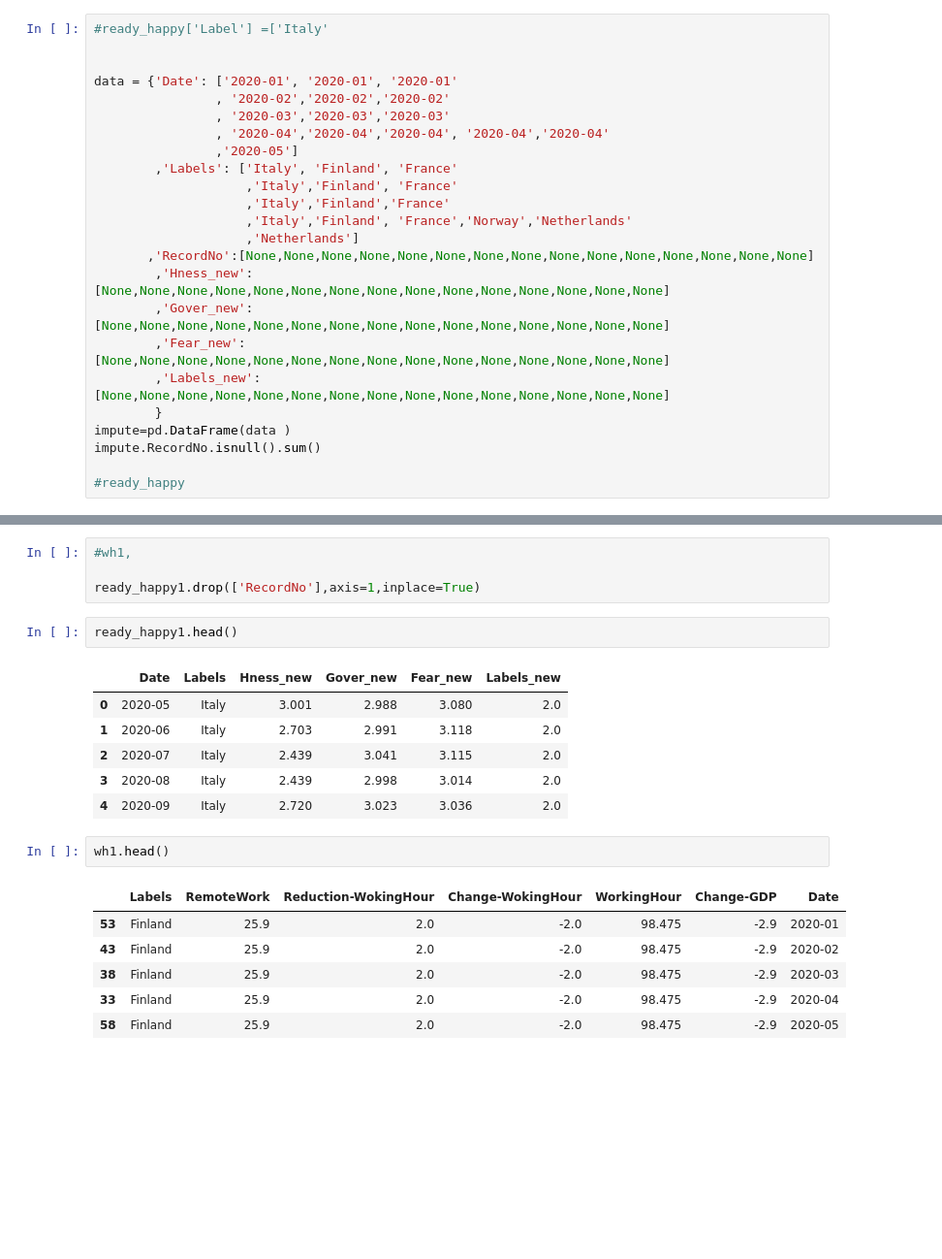
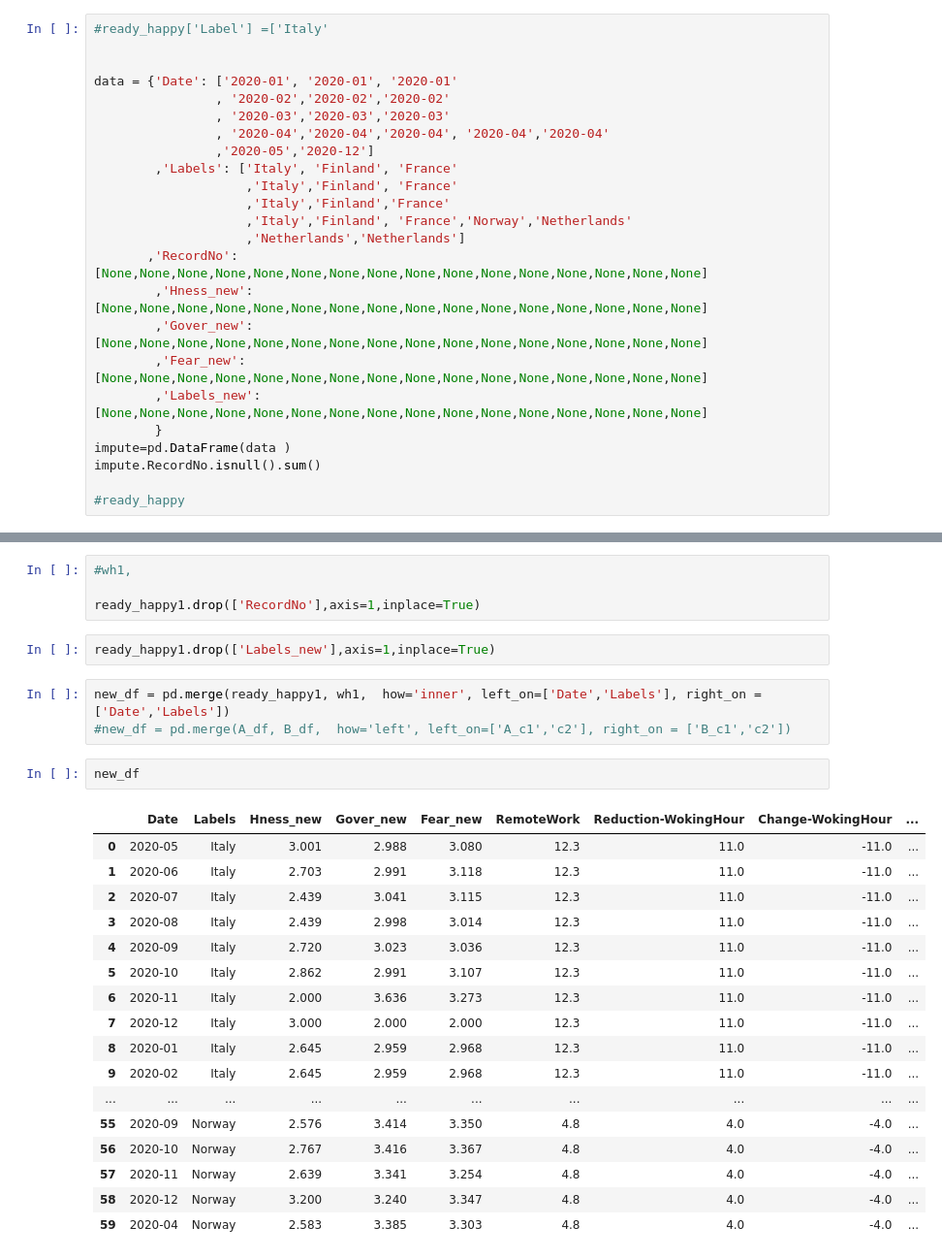
Before and after one commit to thiyagi9/PythonPractises, a Jupyter notebook: Copy_of_Data_Story.ipynb, the cells around one changed output, grey strips where cells are left out. Shown: that part at 97% size. Drawn from its saved outputs; the diff is of its cells as text; blank space fills up the shorter version.

```diff
--- a/Copy_of_Data_Story.ipynb
+++ b/Copy_of_Data_Story.ipynb
@@ -316,17 +316,17 @@ data = {'Date': ['2020-01', '2020-01', '2020-01'
                 , '2020-02','2020-02','2020-02'
                 , '2020-03','2020-03','2020-03'
                 , '2020-04','2020-04','2020-04', '2020-04','2020-04'
-                ,'2020-05']
+                ,'2020-05','2020-12']
         ,'Labels': ['Italy', 'Finland', 'France'
                     ,'Italy','Finland', 'France'
                     ,'Italy','Finland','France'
                     ,'Italy','Finland', 'France','Norway','Netherlands'
-                    ,'Netherlands']
-       ,'RecordNo':[None,None,None,None,None,None,None,None,None,None,None,None,None,None,None]
-        ,'Hness_new':[None,None,None,None,None,None,None,None,None,None,None,None,None,None,None]
-        ,'Gover_new':[None,None,None,None,None,None,None,None,None,None,None,None,None,None,None]
-        ,'Fear_new':[None,None,None,None,None,None,None,None,None,None,None,None,None,None,None]
-        ,'Labels_new':[None,None,None,None,None,None,None,None,None,None,None,None,None,None,None]
+                    ,'Netherlands','Netherlands']
+       ,'RecordNo':[None,None,None,None,None,None,None,None,None,None,None,None,None,None,None,None]
+        ,'Hness_new':[None,None,None,None,None,None,None,None,None,None,None,None,None,None,None,None]
+        ,'Gover_new':[None,None,None,None,None,None,None,None,None,None,None,None,None,None,None,None]
+        ,'Fear_new':[None,None,None,None,None,None,None,None,None,None,None,None,None,None,None,None]
+        ,'Labels_new':[None,None,None,None,None,None,None,None,None,None,None,None,None,None,None,None]
         }
 impute=pd.DataFrame(data )
 impute.RecordNo.isnull().sum()
@@ -549,21 +495,28 @@ happyness2.head()
 #wh1,
 
 ready_happy1.drop(['RecordNo'],axis=1,inplace=True)
-# %%
-ready_happy1.head()
-# %% [output]
-|  | Date | Labels | Hness_new | Gover_new | Fear_new | Labels_new |
-| 0 | 2020-05 | Italy | 3.001 | 2.988 | 3.080 | 2.0 |
-| 1 | 2020-06 | Italy | 2.703 | 2.991 | 3.118 | 2.0 |
-| 2 | 2020-07 | Italy | 2.439 | 3.041 | 3.115 | 2.0 |
-| 3 | 2020-08 | Italy | 2.439 | 2.998 | 3.014 | 2.0 |
-| 4 | 2020-09 | Italy | 2.720 | 3.023 | 3.036 | 2.0 |
-# %%
-wh1.head()
-# %% [output]
-|  | Labels | RemoteWork | Reduction-WokingHour | Change-WokingHour | WorkingHour | Change-GDP | Date |
-| 53 | Finland | 25.9 | 2.0 | -2.0 | 98.475 | -2.9 | 2020-01 |
-| 43 | Finland | 25.9 | 2.0 | -2.0 | 98.475 | -2.9 | 2020-02 |
-| 38 | Finland | 25.9 | 2.0 | -2.0 | 98.475 | -2.9 | 2020-03 |
-| 33 | Finland | 25.9 | 2.0 | -2.0 | 98.475 | -2.9 | 2020-04 |
-| 58 | Finland | 25.9 | 2.0 | -2.0 | 98.475 | -2.9 | 2020-05 |
+# %%
+ready_happy1.drop(['Labels_new'],axis=1,inplace=True)
+# %%
+new_df = pd.merge(ready_happy1, wh1,  how='inner', left_on=['Date','Labels'], right_on = ['Date','Labels'])
+#new_df = pd.merge(A_df, B_df,  how='left', left_on=['A_c1','c2'], right_on = ['B_c1','c2'])
+# %%
+new_df
+# %% [output]
+|  | Date | Labels | Hness_new | Gover_new | Fear_new | RemoteWork | Reduction-WokingHour | Change-WokingHour | ... |
+| 0 | 2020-05 | Italy | 3.001 | 2.988 | 3.080 | 12.3 | 11.0 | -11.0 | ... |
+| 1 | 2020-06 | Italy | 2.703 | 2.991 | 3.118 | 12.3 | 11.0 | -11.0 | ... |
+| 2 | 2020-07 | Italy | 2.439 | 3.041 | 3.115 | 12.3 | 11.0 | -11.0 | ... |
+| 3 | 2020-08 | Italy | 2.439 | 2.998 | 3.014 | 12.3 | 11.0 | -11.0 | ... |
+| 4 | 2020-09 | Italy | 2.720 | 3.023 | 3.036 | 12.3 | 11.0 | -11.0 | ... |
+| 5 | 2020-10 | Italy | 2.862 | 2.991 | 3.107 | 12.3 | 11.0 | -11.0 | ... |
+| 6 | 2020-11 | Italy | 2.000 | 3.636 | 3.273 | 12.3 | 11.0 | -11.0 | ... |
+| 7 | 2020-12 | Italy | 3.000 | 2.000 | 2.000 | 12.3 | 11.0 | -11.0 | ... |
+| 8 | 2020-01 | Italy | 2.645 | 2.959 | 2.968 | 12.3 | 11.0 | -11.0 | ... |
+| 9 | 2020-02 | Italy | 2.645 | 2.959 | 2.968 | 12.3 | 11.0 | -11.0 | ... |
+| ... | ... | ... | ... | ... | ... | ... | ... | ... | ... |
+| 55 | 2020-09 | Norway | 2.576 | 3.414 | 3.350 | 4.8 | 4.0 | -4.0 | ... |
+| 56 | 2020-10 | Norway | 2.767 | 3.416 | 3.367 | 4.8 | 4.0 | -4.0 | ... |
+| 57 | 2020-11 | Norway | 2.639 | 3.341 | 3.254 | 4.8 | 4.0 | -4.0 | ... |
+| 58 | 2020-12 | Norway | 3.200 | 3.240 | 3.347 | 4.8 | 4.0 | -4.0 | ... |
+| 59 | 2020-04 | Norway | 2.583 | 3.385 | 3.303 | 4.8 | 4.0 | -4.0 | ... |
```
Also changed, not shown: parts of 6 cells of this notebook.
